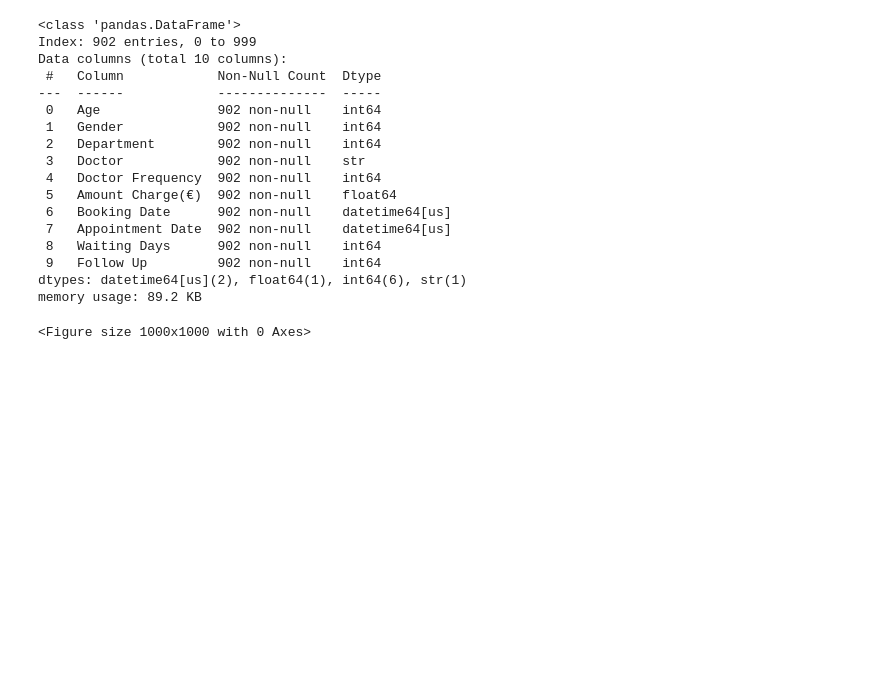
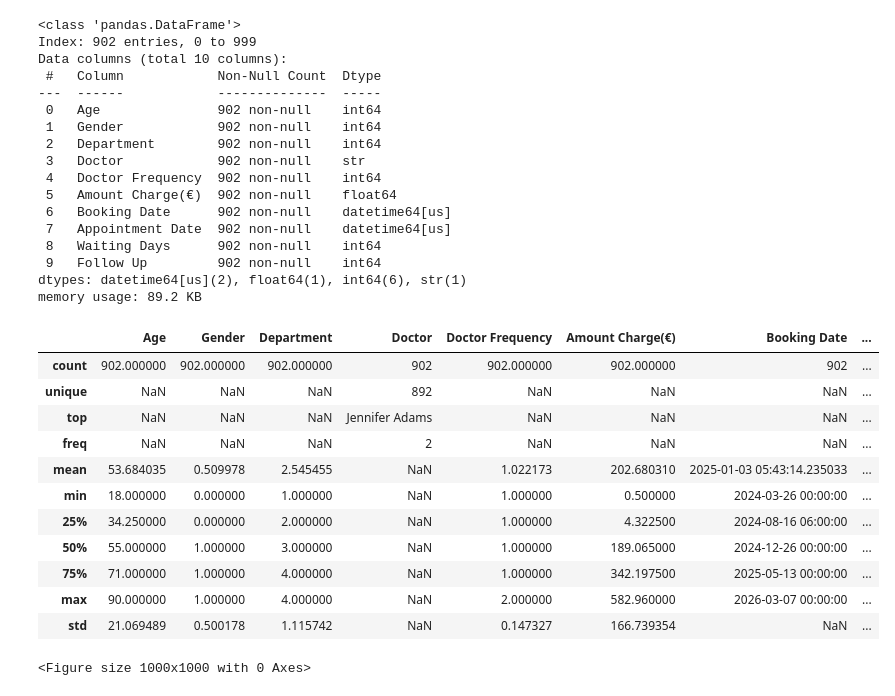
Before and after one commit to Thecular/ML-Practice-Projects, a Jupyter notebook: ML-Clinic.ipynb, the cells around one changed output. Saved outputs shown, nothing was run; the diff lists cells and outputs as text; code cells hidden in the pictures; blank space fills up the shorter version.

```diff
--- a/ML-Clinic.ipynb
+++ b/ML-Clinic.ipynb
@@ -359,6 +412,22 @@ Data columns (total 10 columns):
  9   Follow Up         902 non-null    int64
 dtypes: datetime64[us](2), float64(1), int64(6), str(1)
 memory usage: 89.2 KB
+# %%
+#Statistical information of the dataset
+clinic.describe(include='all')
+# %% [output]
+|  | Age | Gender | Department | Doctor | Doctor Frequency | Amount Charge(€) | Booking Date | ... |
+| count | 902.000000 | 902.000000 | 902.000000 | 902 | 902.000000 | 902.000000 | 902 | ... |
+| unique | NaN | NaN | NaN | 892 | NaN | NaN | NaN | ... |
+| top | NaN | NaN | NaN | Jennifer Adams | NaN | NaN | NaN | ... |
+| freq | NaN | NaN | NaN | 2 | NaN | NaN | NaN | ... |
+| mean | 53.684035 | 0.509978 | 2.545455 | NaN | 1.022173 | 202.680310 | 2025-01-03 05:43:14.235033 | ... |
+| min | 18.000000 | 0.000000 | 1.000000 | NaN | 1.000000 | 0.500000 | 2024-03-26 00:00:00 | ... |
+| 25% | 34.250000 | 0.000000 | 2.000000 | NaN | 1.000000 | 4.322500 | 2024-08-16 06:00:00 | ... |
+| 50% | 55.000000 | 1.000000 | 3.000000 | NaN | 1.000000 | 189.065000 | 2024-12-26 00:00:00 | ... |
+| 75% | 71.000000 | 1.000000 | 4.000000 | NaN | 1.000000 | 342.197500 | 2025-05-13 00:00:00 | ... |
+| max | 90.000000 | 1.000000 | 4.000000 | NaN | 2.000000 | 582.960000 | 2026-03-07 00:00:00 | ... |
+| std | 21.069489 | 0.500178 | 1.115742 | NaN | 0.147327 | 166.739354 | NaN | ... |
 # %%
 #EDA Stage.
 #Univariant analysis; histogram graph for distribution
```
Also changed, not shown: parts of 12 cells of this notebook, 1 other file.
